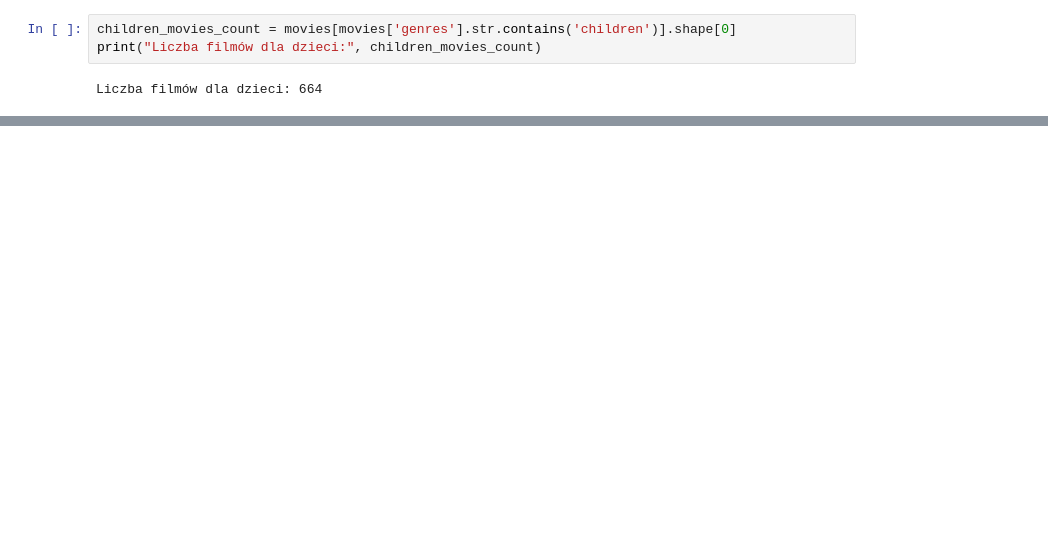
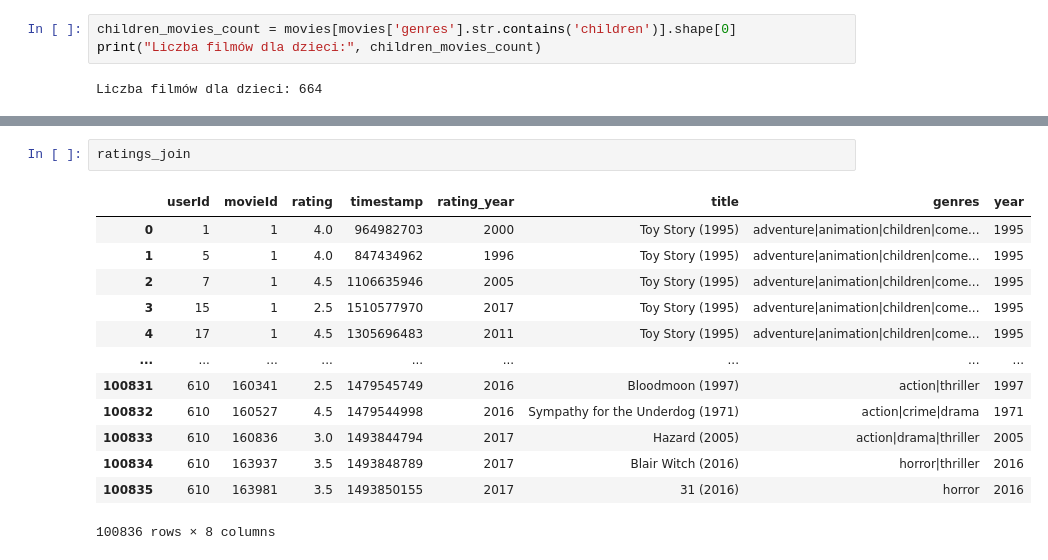
Before and after one commit to UEPP40/PUM, a Jupyter notebook: Systemy_rekomendacyjne.ipynb, the cells around one changed output, grey strips where cells are left out. Saved outputs shown, nothing was run; the diff lists cells and outputs as text; blank space fills up the shorter version.

```diff
--- a/Systemy_rekomendacyjne.ipynb
+++ b/Systemy_rekomendacyjne.ipynb
@@ -453,0 +367,16 @@ KeyError: 'year'
+# %%
+ratings_join
+# %% [output]
+|  | userId | movieId | rating | timestamp | rating_year | title | genres | year |
+| 0 | 1 | 1 | 4.0 | 964982703 | 2000 | Toy Story (1995) | adventure|animation|children|come... | 1995 |
+| 1 | 5 | 1 | 4.0 | 847434962 | 1996 | Toy Story (1995) | adventure|animation|children|come... | 1995 |
+| 2 | 7 | 1 | 4.5 | 1106635946 | 2005 | Toy Story (1995) | adventure|animation|children|come... | 1995 |
+| 3 | 15 | 1 | 2.5 | 1510577970 | 2017 | Toy Story (1995) | adventure|animation|children|come... | 1995 |
+| 4 | 17 | 1 | 4.5 | 1305696483 | 2011 | Toy Story (1995) | adventure|animation|children|come... | 1995 |
+| ... | ... | ... | ... | ... | ... | ... | ... | ... |
+| 100831 | 610 | 160341 | 2.5 | 1479545749 | 2016 | Bloodmoon (1997) | action|thriller | 1997 |
+| 100832 | 610 | 160527 | 4.5 | 1479544998 | 2016 | Sympathy for the Underdog (1971) | action|crime|drama | 1971 |
+| 100833 | 610 | 160836 | 3.0 | 1493844794 | 2017 | Hazard (2005) | action|drama|thriller | 2005 |
+| 100834 | 610 | 163937 | 3.5 | 1493848789 | 2017 | Blair Witch (2016) | horror|thriller | 2016 |
+| 100835 | 610 | 163981 | 3.5 | 1493850155 | 2017 | 31 (2016) | horror | 2016 |
+100836 rows × 8 columns
```
Also changed, not shown: parts of 37 cells of this notebook.
